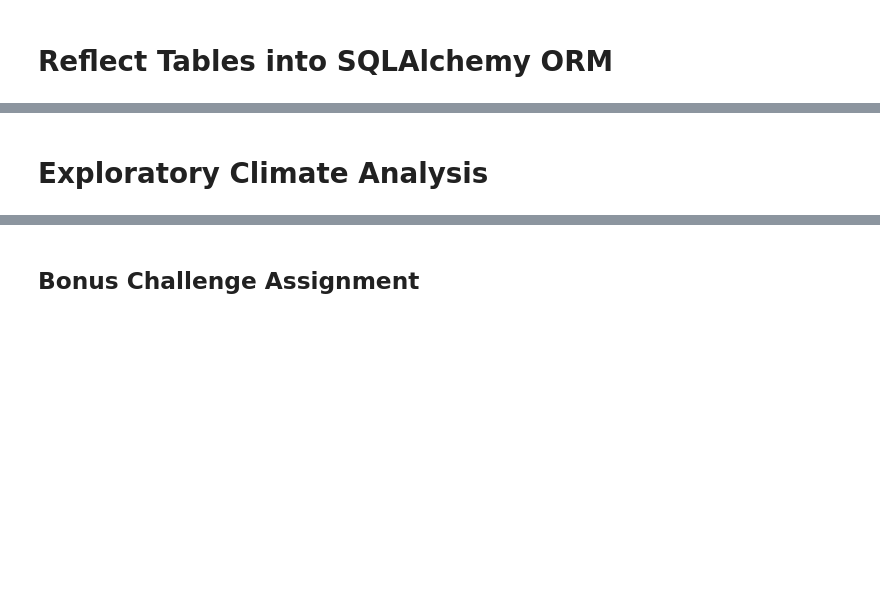
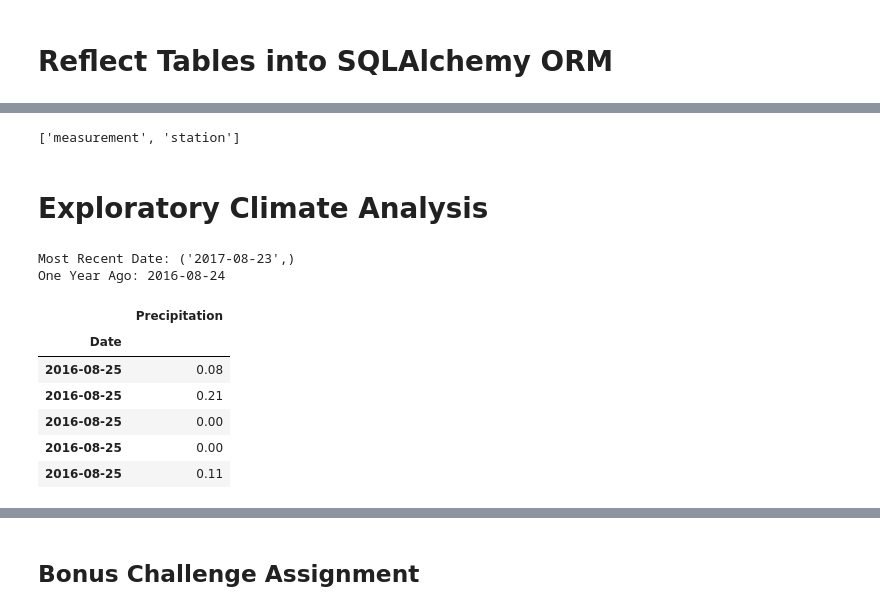
Before and after one commit to mrryanlittle/sqlalchemy-challenge, a Jupyter notebook: climate_starter.ipynb, the cells around one changed output, grey strips where cells are left out. Drawn from its saved outputs; the diff is of its cells as text; code cells hidden in the pictures; blank space fills up the shorter version.

```diff
--- a/climate_starter.ipynb
+++ b/climate_starter.ipynb
@@ -33,5 +27,8 @@ NameError: name 'create_engine' is not defined
 # reflect the tables
 # %%
 # We can view all of the classes that automap found
+Base.classes.keys()
+# %% [output]
+['measurement', 'station']
 # %%
 # Save references to each table
@@ -41,13 +41,26 @@ NameError: name 'create_engine' is not defined
 # Exploratory Climate Analysis
 # %%
 # Design a query to retrieve the last 12 months of precipitation data and plot the results
-
+most_recent_date = session.query(Measurement.date).order_by(Measurement.date.desc()).first()
+print(f'Most Recent Date: {most_recent_date}')
 # Calculate the date 1 year ago from the last data point in the database
-
+one_year_ago = dt.date(2017, 8, 23) - dt.timedelta(weeks=52)
+print(f'One Year Ago: {one_year_ago}')
 # Perform a query to retrieve the data and precipitation scores
-
-# Save the query results as a Pandas DataFrame and set the index to the date column
-
-# Sort the dataframe by date
-
-# Use Pandas Plotting with Matplotlib to plot the data
+date_prcp = session.query(Measurement.date, Measurement.prcp).\
+    filter(Measurement.date > '2016-08-24').\
+    filter(Measurement.prcp >= '0').all()
+# Save the query results as a Pandas DataFrame and set the index to the date column # Sort the dataframe by date
+date_prcp_df = pd.DataFrame(date_prcp, columns=['Date','Precipitation']).\
+    set_index(['Date']).sort_values(by='Date')
+date_prcp_df.head()
+# %% [output]
+Most Recent Date: ('2017-08-23',)
+One Year Ago: 2016-08-24
+|  | Precipitation |
+| Date |  |
+| 2016-08-25 | 0.08 |
+| 2016-08-25 | 0.21 |
+| 2016-08-25 | 0.00 |
+| 2016-08-25 | 0.00 |
+| 2016-08-25 | 0.11 |
```
Also changed, not shown: parts of 16 cells of this notebook, 3 other files.
